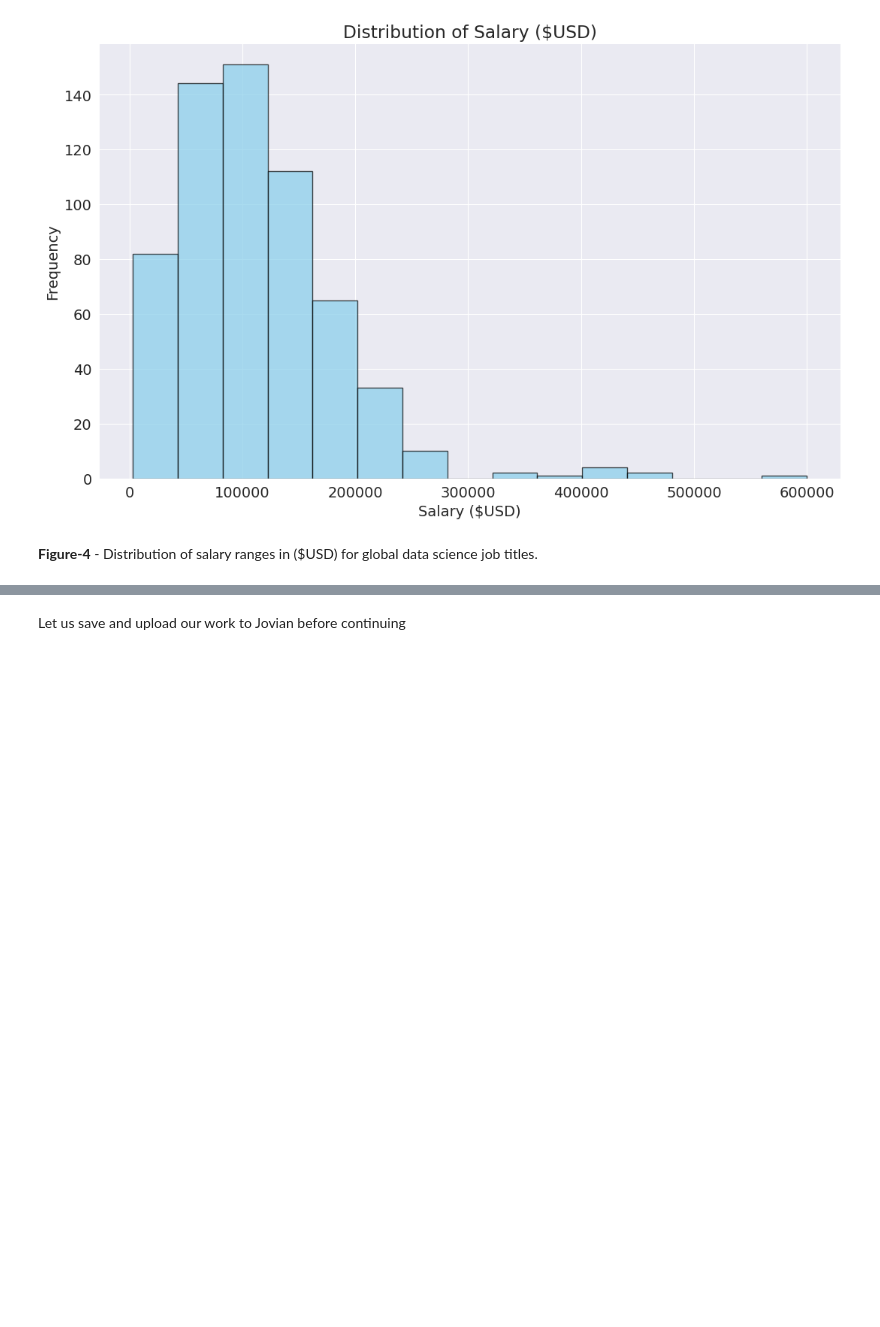
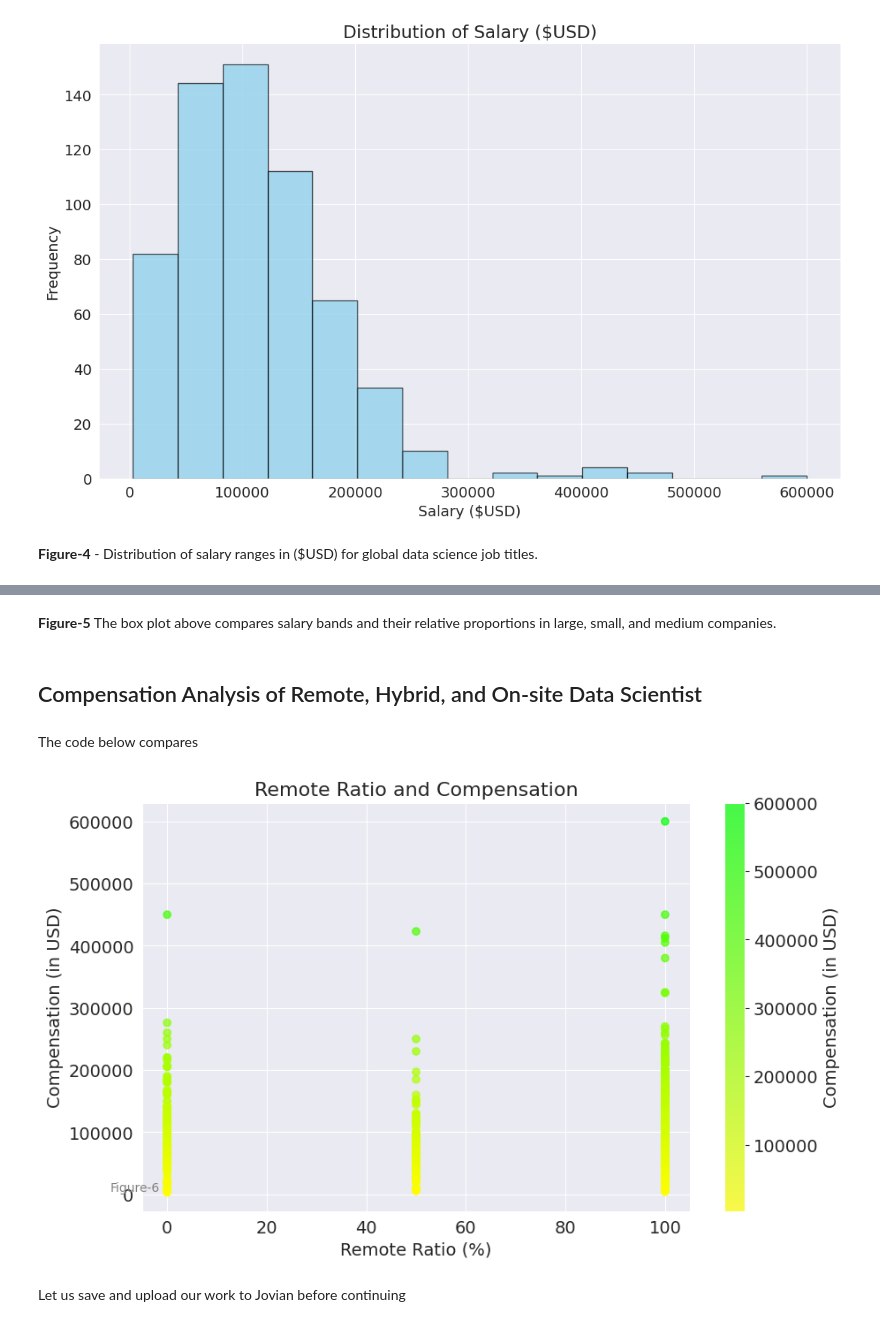
Before and after one commit to DLamarG/Data_Scientist_Salary_Analysis_World_Data, a Jupyter notebook: zerotopandas_course_project.ipynb, the cells around one changed output, grey strips where cells are left out. Drawn from its saved outputs; the diff is of its cells as text; code cells hidden in the pictures; blank space fills up the shorter version.

```diff
--- a/zerotopandas_course_project.ipynb
+++ b/zerotopandas_course_project.ipynb
@@ -342,3 +339,43 @@ plt.tight_layout()
+# %% [markdown]
+**Figure-5** The box plot above compares salary bands and their relative proportions in large, small, and medium companies.
+# %% [markdown]
+## Compensation Analysis of Remote, Hybrid, and On-site Data Scientist
+# %% [markdown]
+The code below compares
+# %%
+import pandas as pd
+import matplotlib.pyplot as plt
+from matplotlib.colors import LinearSegmentedColormap
+
+# My dataframe
+data = salaries_df
+
+# Created the colormap transitioning from yellow to green
+cmap = LinearSegmentedColormap.from_list('custom_cmap', ['#FFFF00', '#00FF00'])
+
+# Set the figure size
+plt.figure(figsize=(10, 6))
+
+# Created a scatter plot of remote ratio vs compensation with variable color based on compensation
+plt.scatter(data['remote_ratio'], data['salary_in_usd'], c=data['salary_in_usd'], cmap=cmap, alpha=0.7)
+
+# Then I added colorbar
+cbar = plt.colorbar()
+cbar.set_label('Compensation (in USD)', fontsize=14)
+
+# Figure 6 label
+plt.text(-1.5, -2.5, 'Figure-6', ha='right', va='bottom', fontsize=10, color='gray')
+
+
+# These are the labels and title
+plt.title('Remote Ratio and Compensation', fontsize=16)
+plt.xlabel('Remote Ratio (%)', fontsize=14)
+plt.ylabel('Compensation (in USD)', fontsize=14)
+
+# This is for the grid
+plt.grid(True)
+# %% [output]
+[figure, added]
 # %% [markdown]
 Let us save and upload our work to Jovian before continuing
 # %%
```
Also changed, not shown: parts of 20 cells of this notebook.
